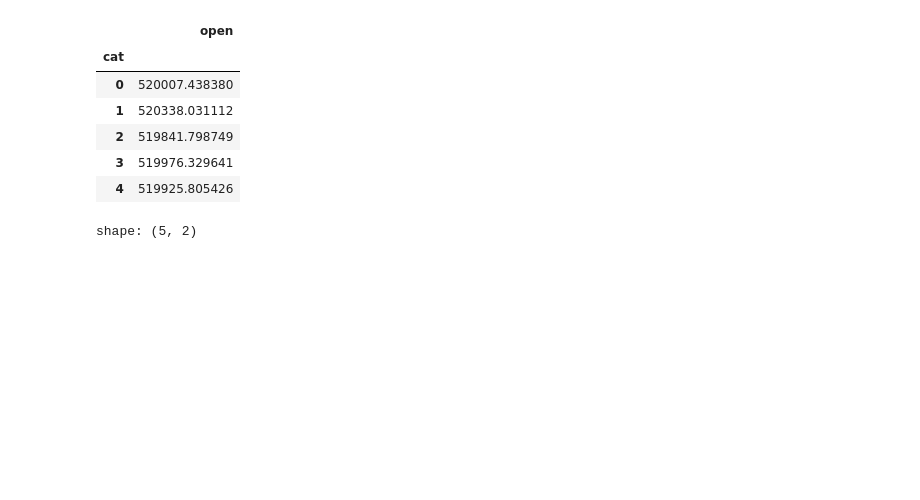
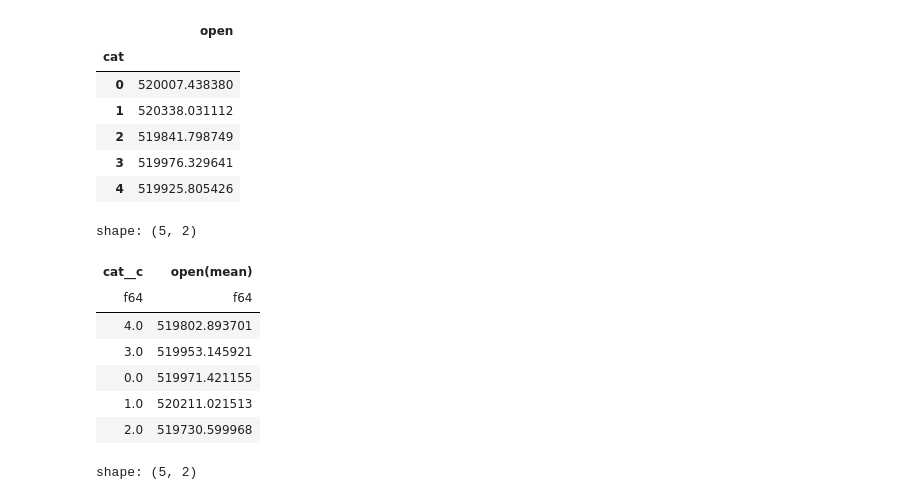
Before and after one commit to artcodex/Algo, a Jupyter notebook: Python/cdp.ipynb, the cells around one changed output. Cells and saved outputs as stored; diff of their text form; code cells hidden in the pictures; blank space fills up the shorter version.

```diff
--- a/Python/cdp.ipynb
+++ b/Python/cdp.ipynb
@@ -243,6 +272,27 @@ test_group
 # %%
 import polars as pl
 test_polars = pl.from_pandas(test_df)
+# %%
+import polars as pl
+polars_frame4 = pl.from_pandas(data_frame4)
+# %%
+q = (
+    polars_frame4
+    .lazy()
+    .filter(pl.col('open__c') >= 40000)
+    .groupby(by='cat__c')
+    .agg(pl.col('open__c').mean().alias('open(mean)'))
+)
+q.collect()
+# %% [output]
+shape: (5, 2)
+| cat__c | open(mean) |
+| f64 | f64 |
+| 4.0 | 519802.893701 |
+| 3.0 | 519953.145921 |
+| 0.0 | 519971.421155 |
+| 1.0 | 520211.021513 |
+| 2.0 | 519730.599968 |
 # %%
 q = (
     test_polars
```
Also changed, not shown: parts of 2 cells of this notebook.
